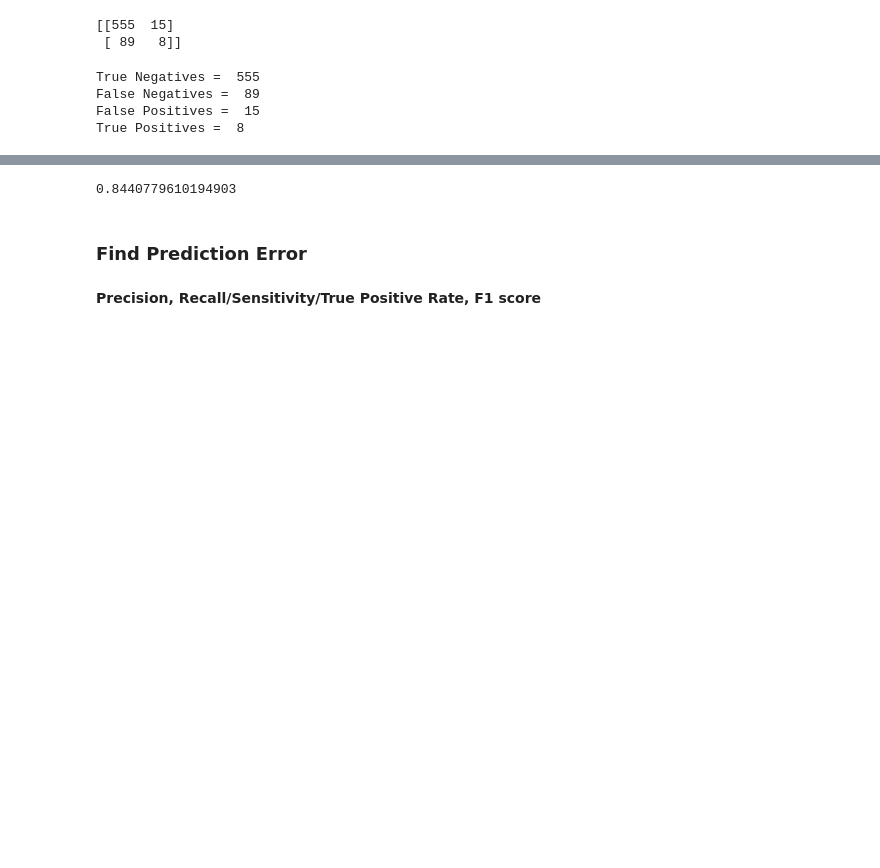
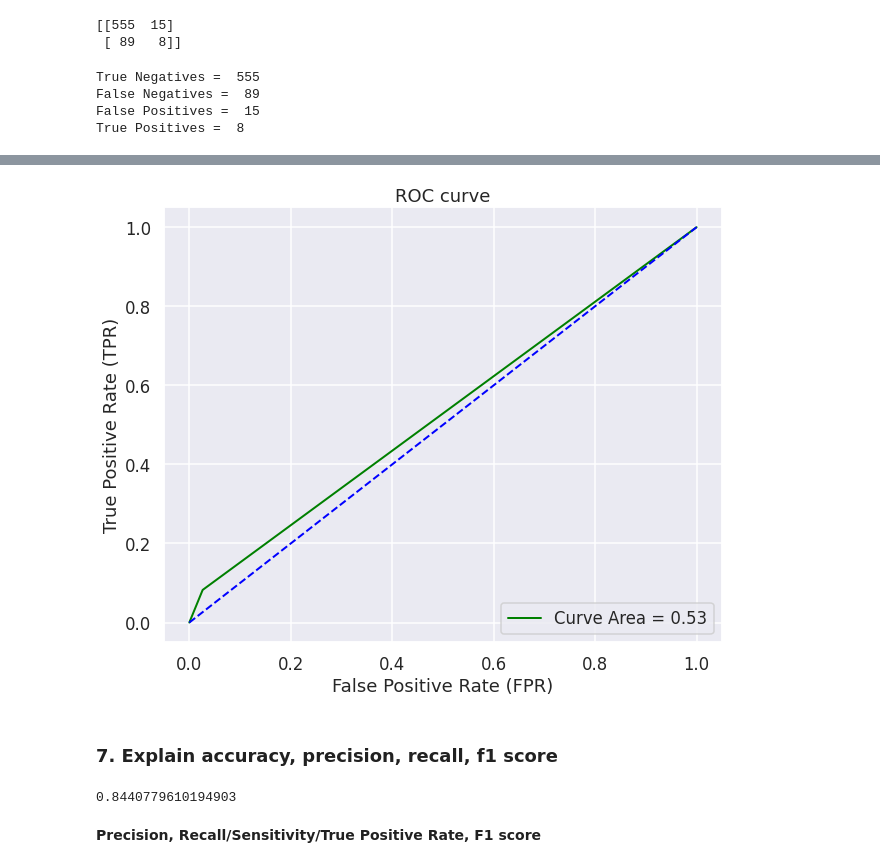
Before and after one commit to ahamedistiaque/Telecom_Churn_analysis, a Jupyter notebook: Telecom_churn.ipynb, the cells around one changed output, grey strips where cells are left out. Cells and saved outputs as stored; diff of their text form; code cells hidden in the pictures; blank space fills up the shorter version.

```diff
--- a/Telecom_churn.ipynb
+++ b/Telecom_churn.ipynb
@@ -363,10 +378,31 @@ Accuracy
+# %%
+fpr, tpr, thr = roc_curve(y_test['Churn'],
+                          y_test['Predicted_Data'])
+auc = np.round(roc_auc_score(y_test['Churn'],
+                             y_test['Predicted_Data']), 2)
+
+plt.figure(figsize=(10, 8))
+plt.plot(fpr,
+         tpr,
+         color='green',
+         lw=2,
+         label="Curve Area = " +str(auc))
+
+plt.plot([0, 1], [0, 1], color='blue', lw=2, linestyle='--')
+plt.xlabel('False Positive Rate (FPR)')
+plt.ylabel('True Positive Rate (TPR)')
+plt.title('ROC curve')
+plt.legend(loc="lower right")
+plt.show()
+# %% [output]
+[figure, added]
+# %% [markdown]
+### 7. Explain accuracy, precision, recall, f1 score
 # %%
 accuracy = (TN+TP)/(TN+TP+FP+FN)
 print(accuracy)
 # %% [output]
 0.8440779610194903
-# %% [markdown]
-### **Find Prediction Error**
 # %% [markdown]
 **Precision, Recall/Sensitivity/True Positive Rate, F1 score**
 # %%
```
Also changed, not shown: parts of 6 cells of this notebook.
